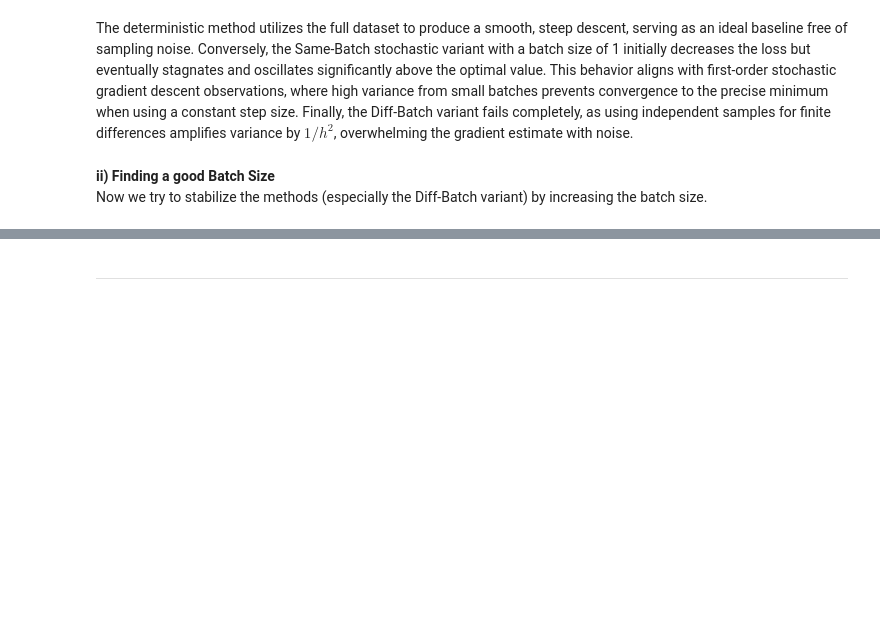
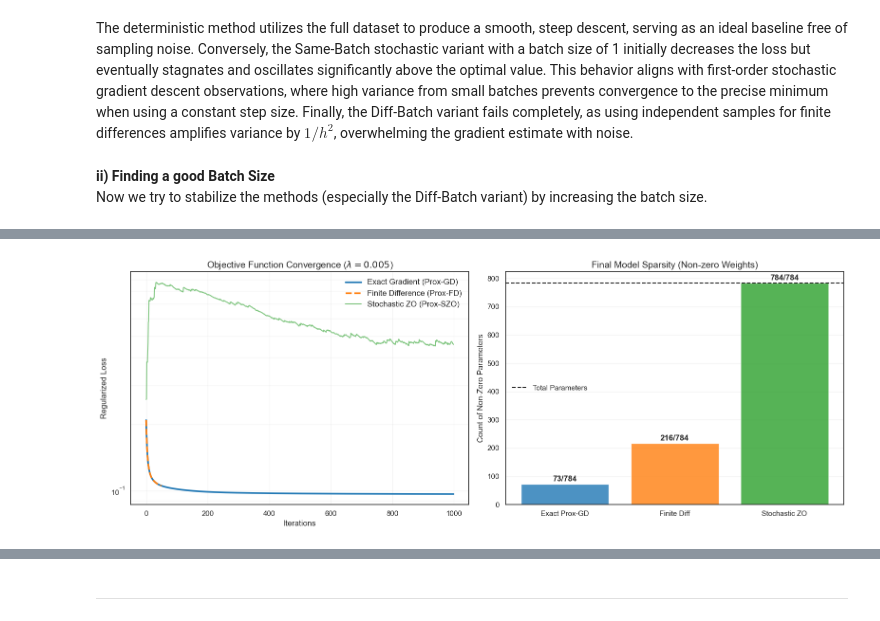
Before and after one commit to Leonardo16AM/Optimization_for_ML_HW, a Jupyter notebook: Homework.ipynb, the cells around one changed output, grey strips where cells are left out. Saved outputs shown, nothing was run; the diff lists cells and outputs as text; code cells hidden in the pictures; blank space fills up the shorter version.

```diff
--- a/Homework.ipynb
+++ b/Homework.ipynb
@@ -1391,0 +1394,44 @@ The results show the trade-off between computational cost and convergence speed
+# %%
+plt.figure(figsize=(16, 6))
+
+plt.subplot(1, 2, 1)
+plt.plot(hist_exact, label='Exact Gradient (Prox-GD)', linewidth=2.5, color='#1f77b4')
+plt.plot(hist_fd, label='Finite Difference (Prox-FD)', linestyle='--', linewidth=2.5, color='#ff7f0e')
+plt.plot(hist_zo, label='Stochastic ZO (Prox-SZO)', alpha=0.6, color='#2ca02c')
+
+plt.title(f'Objective Function Convergence ($\lambda={lambda_val}$)', fontsize=14)
+plt.xlabel('Iterations', fontsize=12)
+plt.ylabel('Regularized Loss', fontsize=12)
+plt.yscale('log')
+plt.grid(True, which="both", ls="-", alpha=0.2)
+plt.legend(fontsize=12)
+
+
+
+plt.subplot(1, 2, 2)
+nz_exact = np.sum(np.abs(w_exact) > 1e-5)
+nz_fd = np.sum(np.abs(w_fd) > 1e-5)
+nz_zo = np.sum(np.abs(w_zo) > 1e-5)
+
+methods = ['Exact Prox-GD', 'Finite Diff', 'Stochastic ZO']
+sparsity = [nz_exact, nz_fd, nz_zo]
+total_params = len(w0)
+
+bars = plt.bar(methods, sparsity, color=['#1f77b4', '#ff7f0e', '#2ca02c'], alpha=0.8)
+plt.axhline(y=total_params, color='k', linestyle='--', label='Total Parameters')
+
+plt.title(f'Final Model Sparsity (Non-zero Weights)', fontsize=14)
+plt.ylabel('Count of Non-Zero Parameters', fontsize=12)
+plt.grid(axis='y', alpha=0.3)
+plt.legend()
+
+for bar in bars:
+    height = bar.get_height()
+    plt.text(bar.get_x() + bar.get_width()/2., height + 5,
+             f'{int(height)}/{total_params}',
+             ha='center', va='bottom', fontsize=12, fontweight='bold')
+
+plt.tight_layout()
+plt.show()
+# %% [output]
+[figure, added]
```
Also changed, not shown: parts of 20 cells of this notebook.
